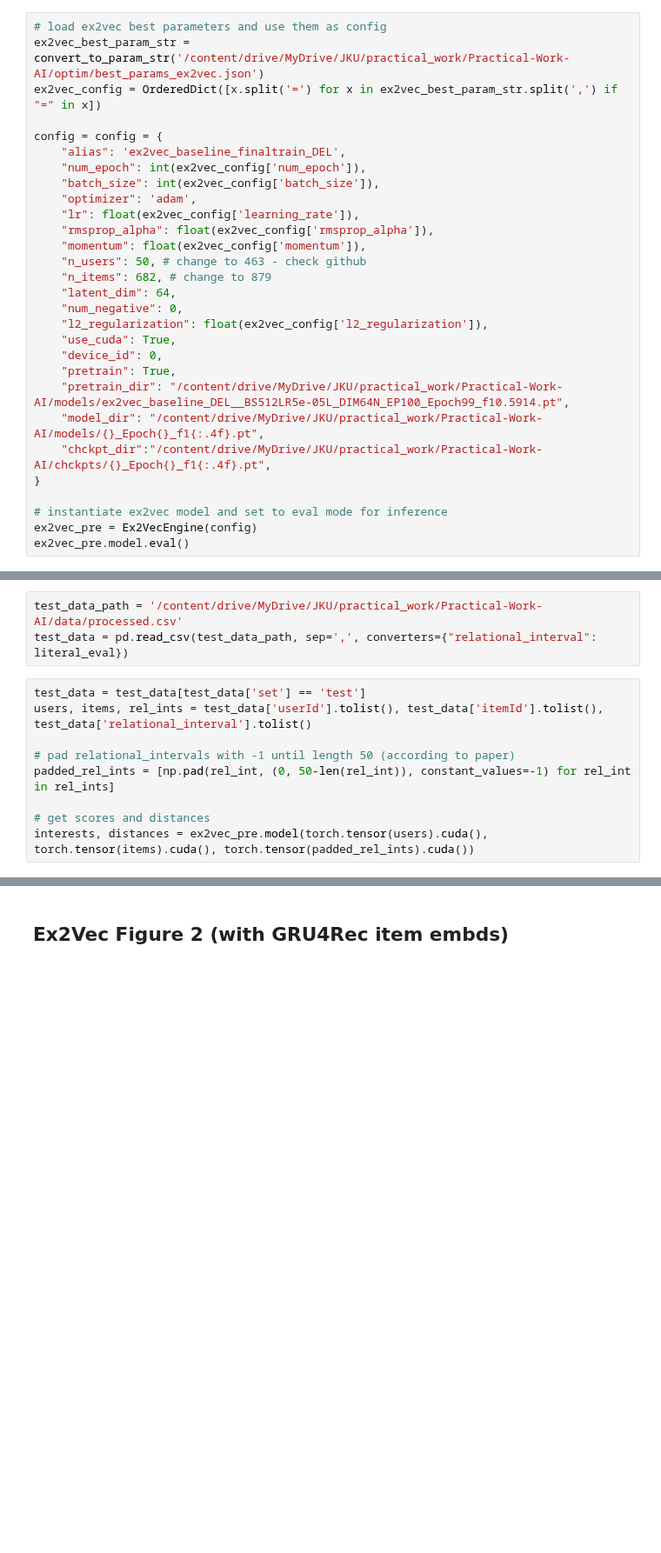
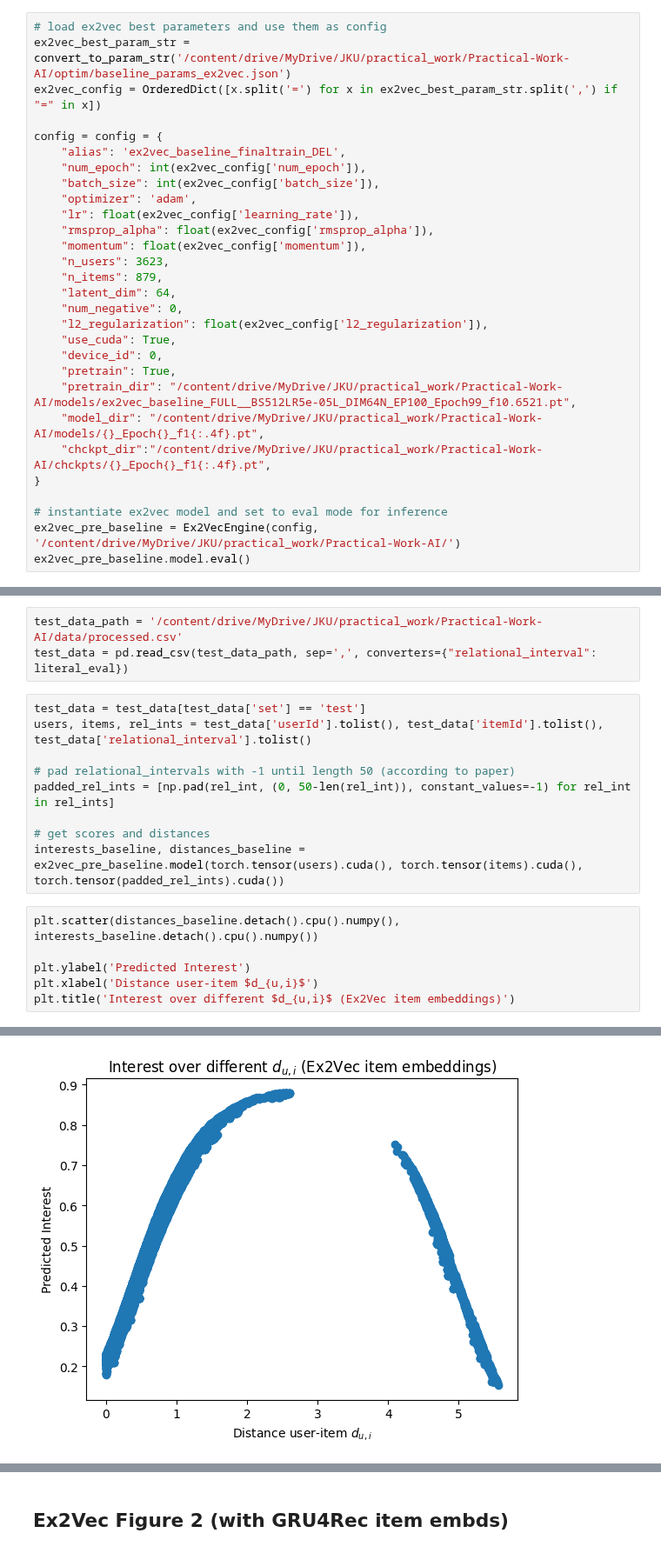
Before and after one commit to Laura-Legat/Practical-Work-AI, a Jupyter notebook: PR_Visualizations_Descriptions_DS.ipynb, the cells around one changed output, grey strips where cells are left out. Shown at 87% size. Saved outputs shown, nothing was run; the diff lists cells and outputs as text; blank space fills up the shorter version.

```diff
--- a/PR_Visualizations_Descriptions_DS.ipynb
+++ b/PR_Visualizations_Descriptions_DS.ipynb
@@ -166,7 +192,7 @@ def convert_to_param_str(best_param_path):
   return param_str
 # %%
 # load ex2vec best parameters and use them as config
-ex2vec_best_param_str = convert_to_param_str('/content/drive/MyDrive/JKU/practical_work/Practical-Work-AI/optim/best_params_ex2vec.json')
+ex2vec_best_param_str = convert_to_param_str('/content/drive/MyDrive/JKU/practical_work/Practical-Work-AI/optim/baseline_params_ex2vec.json')
 ex2vec_config = OrderedDict([x.split('=') for x in ex2vec_best_param_str.split(',') if "=" in x])
 
 config = config = {
@@ -177,21 +203,21 @@ config = config = {
     "lr": float(ex2vec_config['learning_rate']),
     "rmsprop_alpha": float(ex2vec_config['rmsprop_alpha']),
     "momentum": float(ex2vec_config['momentum']),
-    "n_users": 50, # change to 463 - check github
-    "n_items": 682, # change to 879
+    "n_users": 3623,
+    "n_items": 879,
     "latent_dim": 64,
     "num_negative": 0,
     "l2_regularization": float(ex2vec_config['l2_regularization']),
     "use_cuda": True,
     "device_id": 0,
     "pretrain": True,
-    "pretrain_dir": "/content/drive/MyDrive/JKU/practical_work/Practical-Work-AI/models/ex2vec_baseline_DEL__BS512LR5e-05L_DIM64N_EP100_Epoch99_f10.5914.pt",
+    "pretrain_dir": "/content/drive/MyDrive/JKU/practical_work/Practical-Work-AI/models/ex2vec_baseline_FULL__BS512LR5e-05L_DIM64N_EP100_Epoch99_f10.6521.pt",
     "model_dir": "/content/drive/MyDrive/JKU/practical_work/Practical-Work-AI/models/{}_Epoch{}_f1{:.4f}.pt",
     "chckpt_dir":"/content/drive/MyDrive/JKU/practical_work/Practical-Work-AI/chckpts/{}_Epoch{}_f1{:.4f}.pt",
 }
 
 # instantiate ex2vec model and set to eval mode for inference
-ex2vec_pre = Ex2VecEngine(config)
-ex2vec_pre.model.eval()
+ex2vec_pre_baseline = Ex2VecEngine(config, '/content/drive/MyDrive/JKU/practical_work/Practical-Work-AI/')
+ex2vec_pre_baseline.model.eval()
 # %% [output]
 Ex2Vec(
@@ -213,4 +240,11 @@ users, items, rel_ints = test_data['userId'].tolist(), test_data['itemId'].tolis
 padded_rel_ints = [np.pad(rel_int, (0, 50-len(rel_int)), constant_values=-1) for rel_int in rel_ints]
 
 # get scores and distances
-interests, distances = ex2vec_pre.model(torch.tensor(users).cuda(), torch.tensor(items).cuda(), torch.tensor(padded_rel_ints).cuda())
+interests_baseline, distances_baseline = ex2vec_pre_baseline.model(torch.tensor(users).cuda(), torch.tensor(items).cuda(), torch.tensor(padded_rel_ints).cuda())
+# %%
+plt.scatter(distances_baseline.detach().cpu().numpy(), interests_baseline.detach().cpu().numpy())
+
+plt.ylabel('Predicted Interest')
+plt.xlabel('Distance user-item $d_{u,i}$')
+plt.title('Interest over different $d_{u,i}$ (Ex2Vec item embeddings)')
+# %% [output]
@@ -216,0 +252 @@ interests, distances = ex2vec_pre.model(torch.tensor(users).cuda(), torch.tensor
+[figure, added]
```
Also changed, not shown: parts of 15 cells of this notebook.
